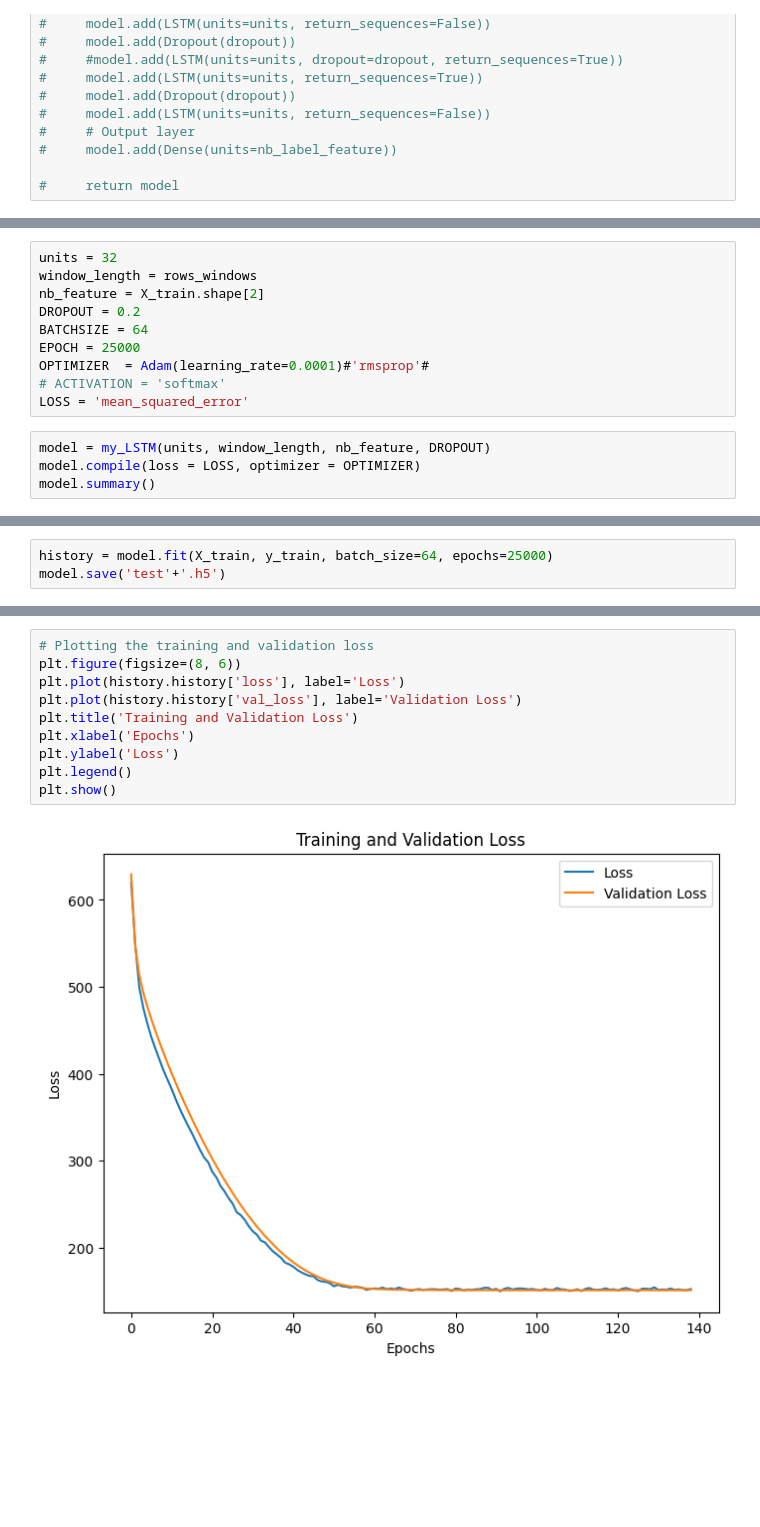
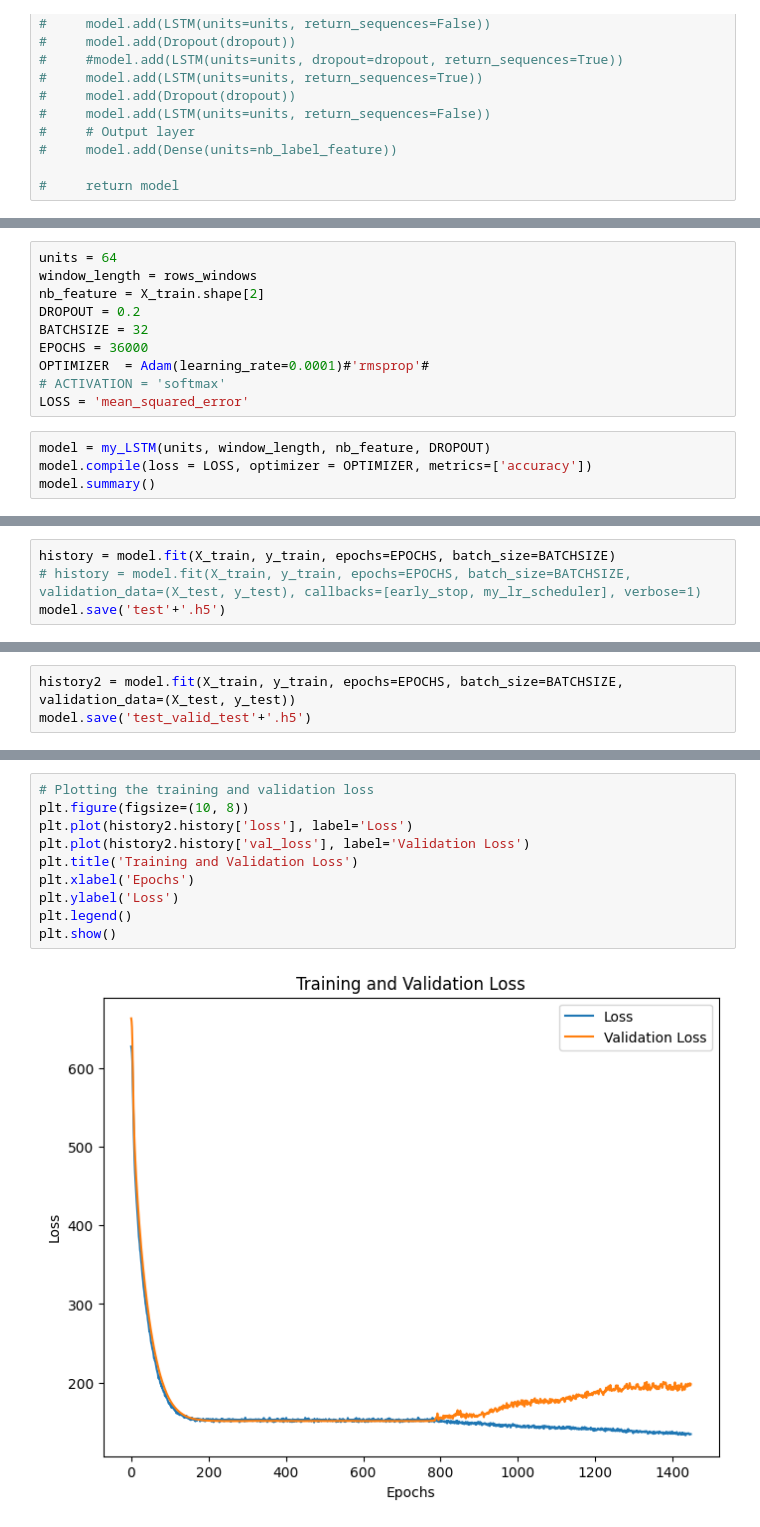
Before and after one commit to Laurent2320/139838160_project, a Jupyter notebook: 189m_project.ipynb, the cells around one changed output, grey strips where cells are left out. Saved outputs shown, nothing was run; the diff lists cells and outputs as text; blank space fills up the shorter version.

Commit message:
update model 189m_project

```diff
--- a/189m_project.ipynb
+++ b/189m_project.ipynb
@@ -319,15 +329,15 @@ def my_LSTM(units, window_length, nb_label_feature, dropout):
 # %%
-units = 32
+units = 64
 window_length = rows_windows
 nb_feature = X_train.shape[2]
 DROPOUT = 0.2
-BATCHSIZE = 64
-EPOCH = 25000
+BATCHSIZE = 32
+EPOCHS = 36000
 OPTIMIZER  = Adam(learning_rate=0.0001)#'rmsprop'#
 # ACTIVATION = 'softmax'
 LOSS = 'mean_squared_error'
 # %%
 model = my_LSTM(units, window_length, nb_feature, DROPOUT)
-model.compile(loss = LOSS, optimizer = OPTIMIZER)
+model.compile(loss = LOSS, optimizer = OPTIMIZER, metrics=['accuracy'])
 model.summary()
 # %% [output]
@@ -352,0 +367,4 @@ _________________________________________________________________
+# %%
+history = model.fit(X_train, y_train, epochs=EPOCHS, batch_size=BATCHSIZE)
+# history = model.fit(X_train, y_train, epochs=EPOCHS, batch_size=BATCHSIZE, validation_data=(X_test, y_test), callbacks=[early_stop, my_lr_scheduler], verbose=1)
+model.save('test'+'.h5')
@@ -353,4 +390,4 @@ _________________________________________________________________
 # %%
-history = model.fit(X_train, y_train, batch_size=64, epochs=25000)
-model.save('test'+'.h5')
+history2 = model.fit(X_train, y_train, epochs=EPOCHS, batch_size=BATCHSIZE, validation_data=(X_test, y_test))
+model.save('test_valid_test'+'.h5')
 # %% [output]
@@ -426,12 +411,12 @@ Epoch 139/2000
 # %%
 # Plotting the training and validation loss
-plt.figure(figsize=(8, 6))
-plt.plot(history.history['loss'], label='Loss')
-plt.plot(history.history['val_loss'], label='Validation Loss')
+plt.figure(figsize=(10, 8))
+plt.plot(history2.history['loss'], label='Loss')
+plt.plot(history2.history['val_loss'], label='Validation Loss')
 plt.title('Training and Validation Loss')
 plt.xlabel('Epochs')
 plt.ylabel('Loss')
 plt.legend()
 plt.show()
 # %% [output]
-[figure, old version]
+[figure, new version]
```
Also changed, not shown: parts of 13 cells of this notebook.
